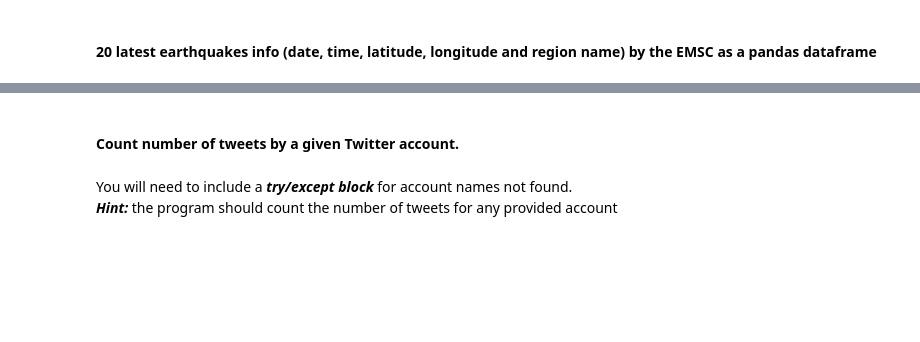
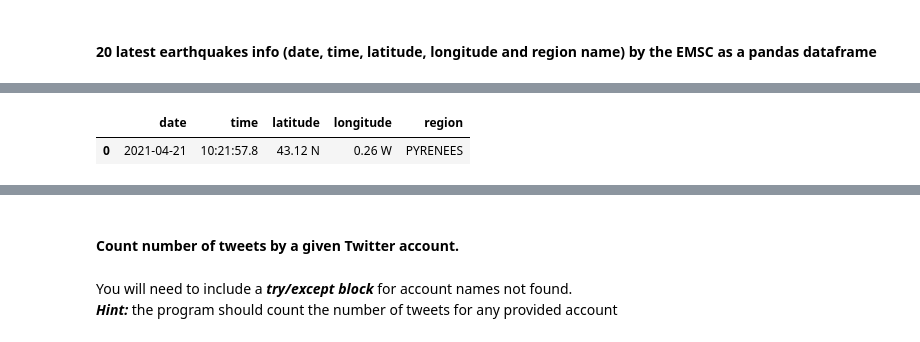
Before and after one commit to ta-datapt-bcn/lab-web-scraping, a Jupyter notebook: your-code/main.ipynb, the cells around one changed output, grey strips where cells are left out. Drawn from its saved outputs; the diff is of its cells as text; code cells hidden in the pictures; blank space fills up the shorter version.

```diff
--- a/your-code/main.ipynb
+++ b/your-code/main.ipynb
@@ -128,3 +318,5 @@ url = 'https://www.fbi.gov/wanted/topten'
 # %%
 # This is the url you will scrape in this exercise
 url = 'https://www.emsc-csem.org/Earthquake/'
+html = requests.get(url).text
+soup = BeautifulSoup(html, 'html.parser')
@@ -132,0 +323,5 @@ url = 'https://www.emsc-csem.org/Earthquake/'
+# %%
+#Una vez encontrados los elementos que buscamos accedemos al primero mediante índice para analizarlo.
+
+eq = soup.find_all(class_='ligne1 normal')
+eq
@@ -132,0 +396,8 @@ url = 'https://www.emsc-csem.org/Earthquake/'
+# %%
+#Testeando el DF antes de incorporar todos los datos:
+
+df_terremotos = pd.DataFrame.from_dict(terremotos(0))
+df_terremotos.head()
+# %% [output]
+|  | date | time | latitude | longitude | region |
+| 0 | 2021-04-21 | 10:21:57.8 | 43.12 N | 0.26 W | PYRENEES |
```
Also changed, not shown: parts of 65 cells of this notebook, 1 other file.
